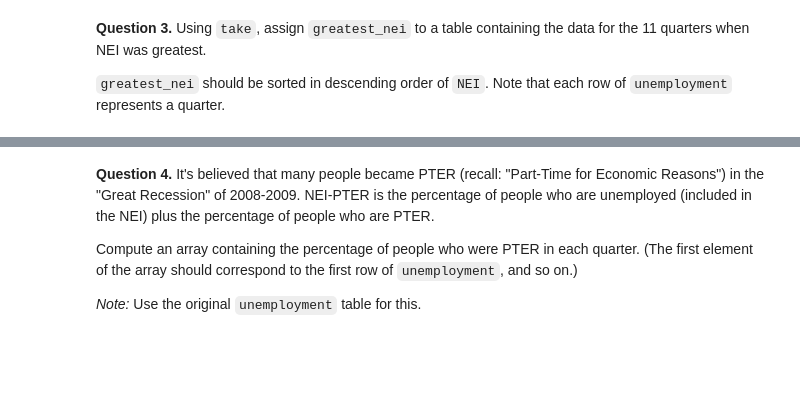
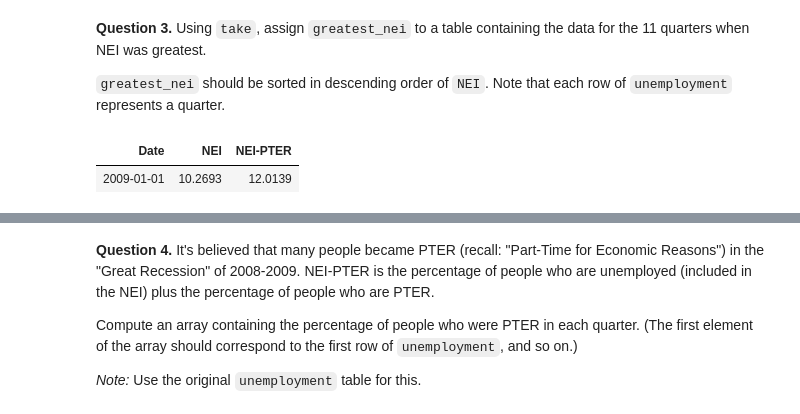
Before and after one commit to Lhoffar/26-intro-solo, a Jupyter notebook: Homework 3/hw03.ipynb, the cells around one changed output, grey strips where cells are left out. Saved outputs shown, nothing was run; the diff lists cells and outputs as text; code cells hidden in the pictures; blank space fills up the shorter version.

```diff
--- a/Homework 3/hw03.ipynb
+++ b/Homework 3/hw03.ipynb
@@ -80,7 +98,10 @@ by_nei_pter.show(5)
 
 `greatest_nei` should be sorted in descending order of `NEI`. Note that each row of `unemployment` represents a quarter.
 # %%
-greatest_nei = ...
+greatest_nei =
 greatest_nei
+# %% [output]
+| Date | NEI | NEI-PTER |
+| 2009-01-01 | 10.2693 | 12.0139 |
 # %%
 grader.check("q1_3")
```
Also changed, not shown: parts of 6 cells of this notebook, 5 other files.
